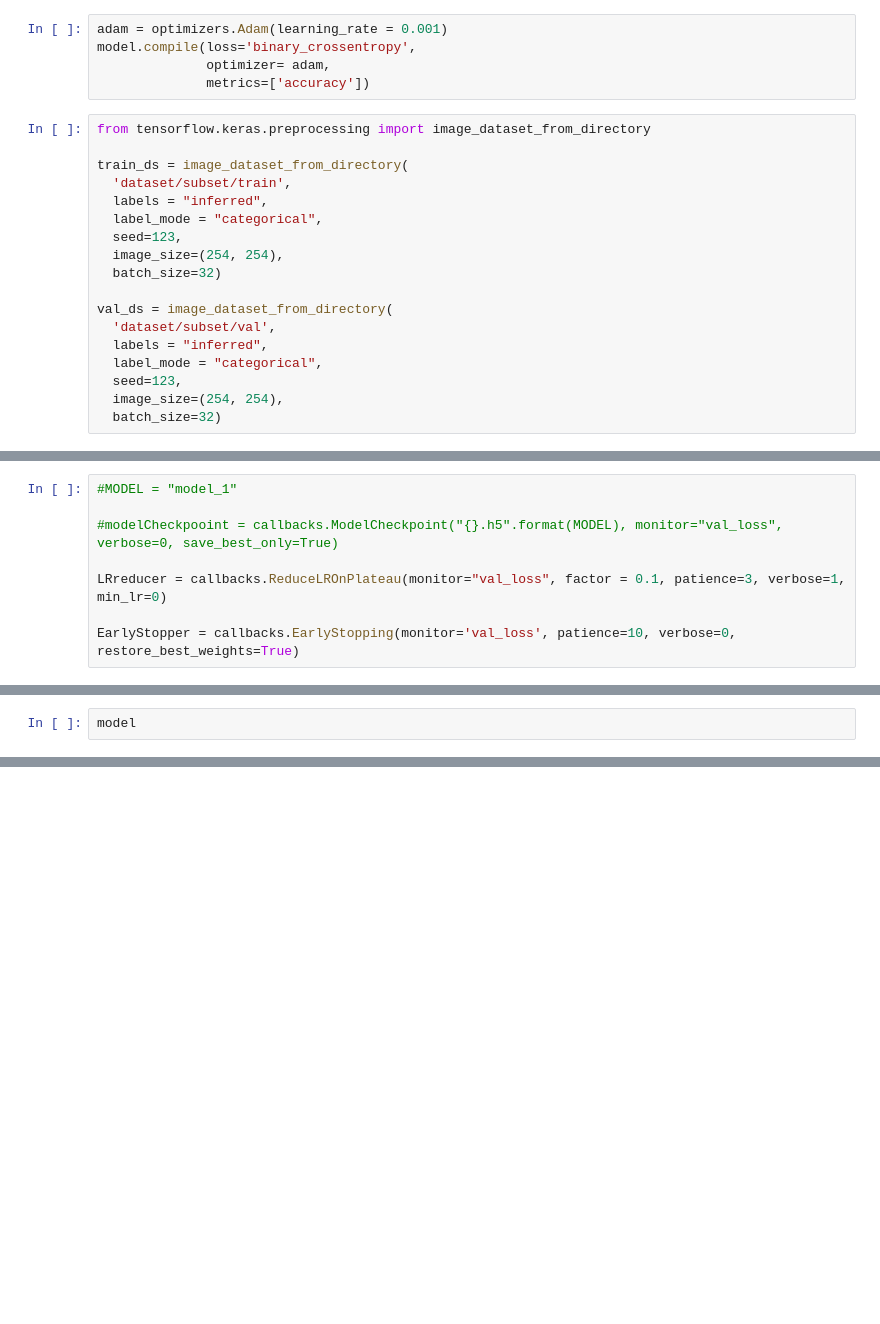
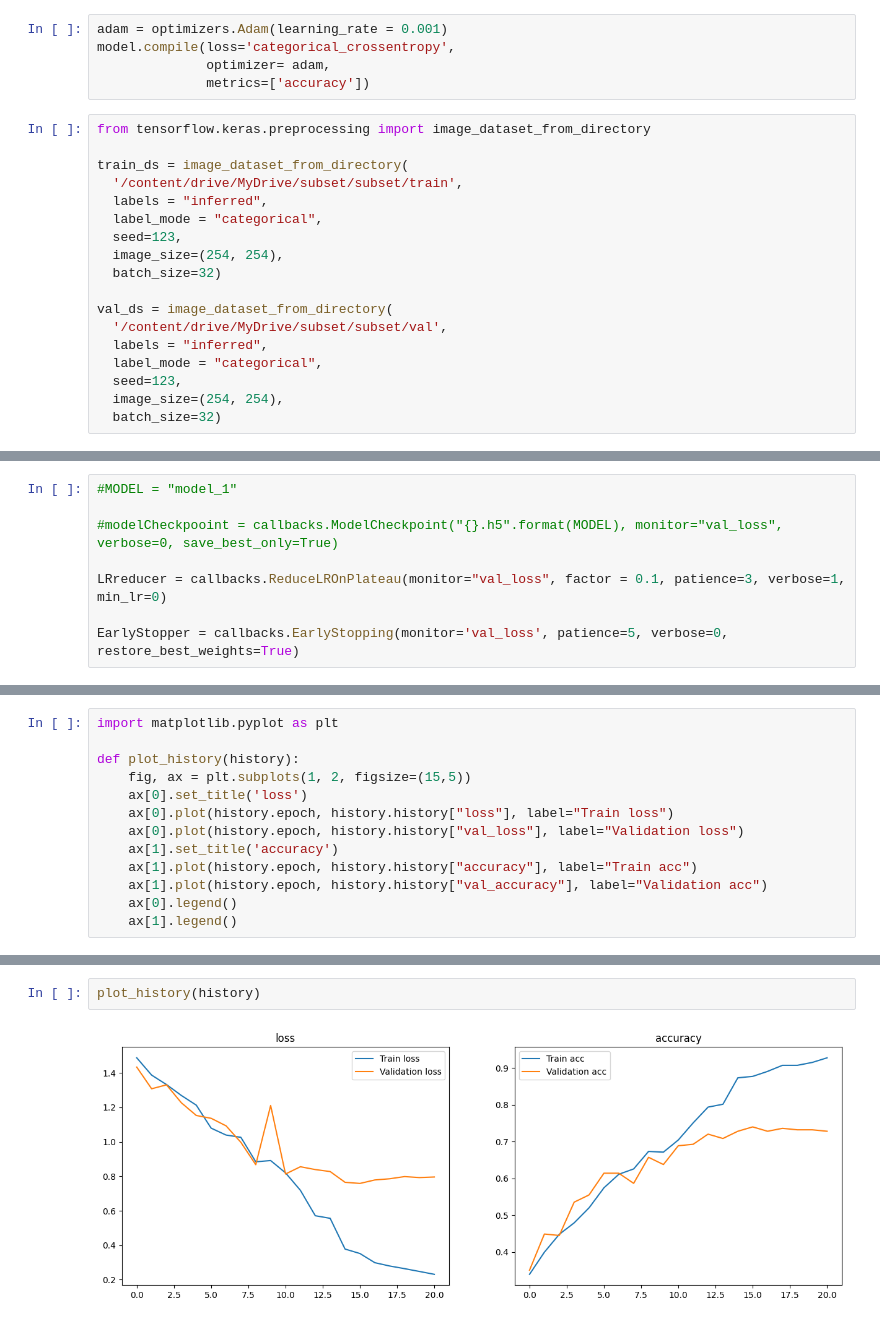
Before and after one commit to msessini/TreasureBot3000, a Jupyter notebook: notebooks/treasurebot.ipynb, the cells around one changed output, grey strips where cells are left out. Drawn from its saved outputs; the diff is of its cells as text; blank space fills up the shorter version.

Commit message:
This is base model running on 5 categories

```diff
--- a/notebooks/treasurebot.ipynb
+++ b/notebooks/treasurebot.ipynb
@@ -67,14 +65,14 @@ Model: "sequential"
  Non-trainable params: 0 (0.00 B)
 # %%
 adam = optimizers.Adam(learning_rate = 0.001)
-model.compile(loss='binary_crossentropy',
+model.compile(loss='categorical_crossentropy',
               optimizer= adam,
               metrics=['accuracy'])
 # %%
 from tensorflow.keras.preprocessing import image_dataset_from_directory
 
 train_ds = image_dataset_from_directory(
-  'dataset/subset/train',
+  '/content/drive/MyDrive/subset/subset/train',
   labels = "inferred",
   label_mode = "categorical",
   seed=123,
@@ -82,7 +80,7 @@ train_ds = image_dataset_from_directory(
   batch_size=32)
 
 val_ds = image_dataset_from_directory(
-  'dataset/subset/val',
+  '/content/drive/MyDrive/subset/subset/val',
   labels = "inferred",
   label_mode = "categorical",
   seed=123,
@@ -103,5 +106,5 @@ print(class_names)
 
 LRreducer = callbacks.ReduceLROnPlateau(monitor="val_loss", factor = 0.1, patience=3, verbose=1, min_lr=0)
 
-EarlyStopper = callbacks.EarlyStopping(monitor='val_loss', patience=10, verbose=0, restore_best_weights=True)
+EarlyStopper = callbacks.EarlyStopping(monitor='val_loss', patience=5, verbose=0, restore_best_weights=True)
 # %%
@@ -124,2 +136,13 @@ KeyboardInterrupt:
 # %%
-model
+import matplotlib.pyplot as plt
+
+def plot_history(history):
+    fig, ax = plt.subplots(1, 2, figsize=(15,5))
+    ax[0].set_title('loss')
+    ax[0].plot(history.epoch, history.history["loss"], label="Train loss")
+    ax[0].plot(history.epoch, history.history["val_loss"], label="Validation loss")
+    ax[1].set_title('accuracy')
+    ax[1].plot(history.epoch, history.history["accuracy"], label="Train acc")
+    ax[1].plot(history.epoch, history.history["val_accuracy"], label="Validation acc")
+    ax[0].legend()
+    ax[1].legend()
@@ -127,0 +149,4 @@ NameError: name 'model' is not defined
+# %%
+plot_history(history)
+# %% [output]
+[figure, added]
```
Also changed, not shown: parts of 13 cells of this notebook.
